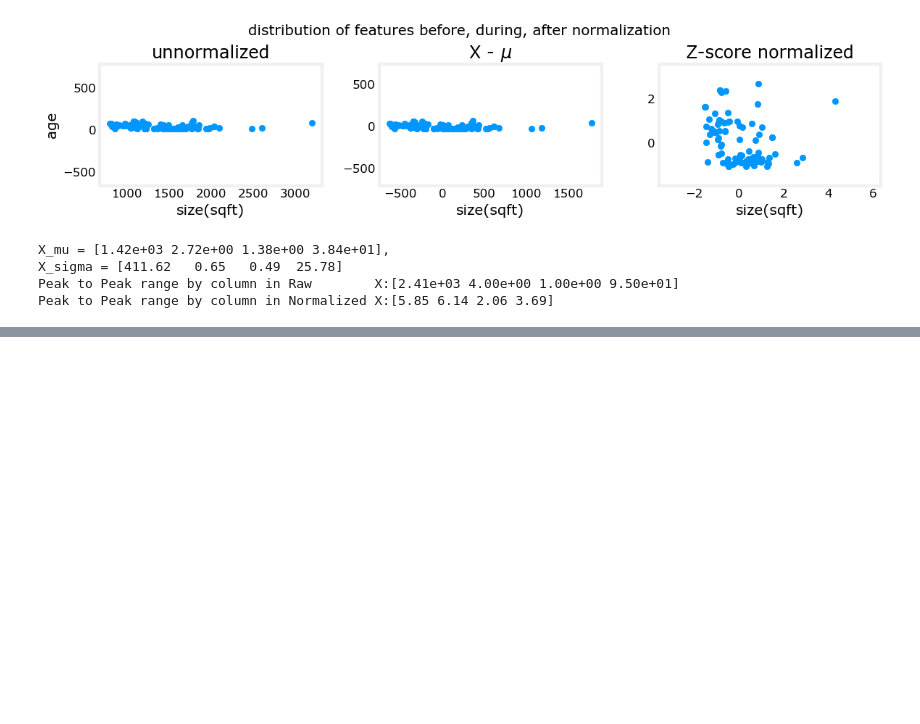
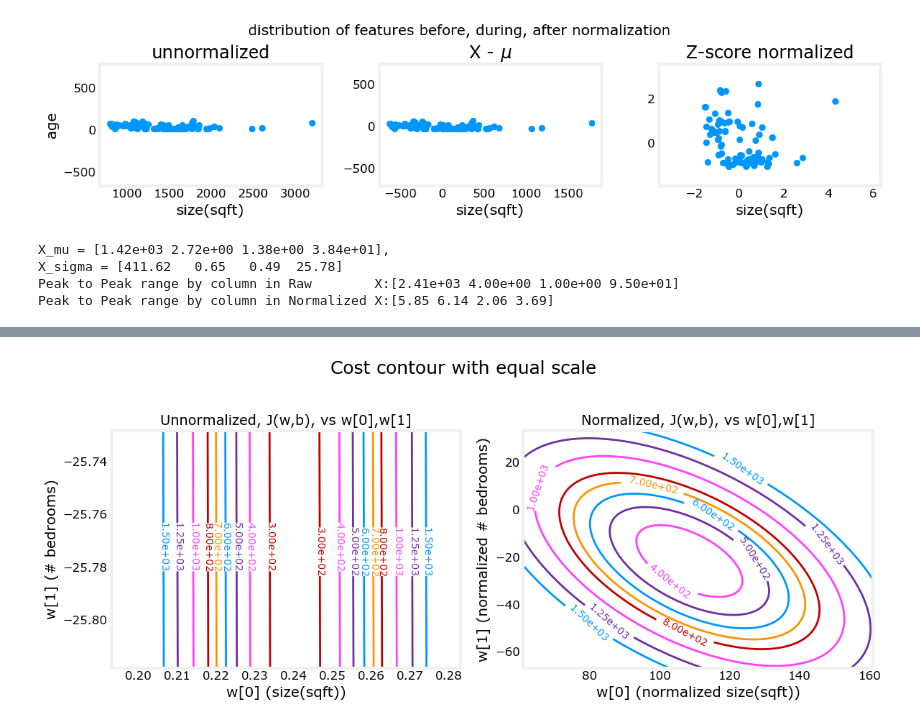
Before and after one commit to emmanuelakinmokun/ml-trailhead, a Jupyter notebook: Phase_2/Week 2/feature_scaling_and_learning_rate.ipynb, the cells around one changed output, grey strips where cells are left out. Cells and saved outputs as stored; diff of their text form; code cells hidden in the pictures; blank space fills up the shorter version.

```diff
--- a/Phase_2/Week 2/feature_scaling_and_learning_rate.ipynb
+++ b/Phase_2/Week 2/feature_scaling_and_learning_rate.ipynb
@@ -146,0 +210,4 @@ Peak to Peak range by column in Normalized X:[5.85 6.14 2.06 3.69]
+# %%
+plt_equal_scale(X_train, X_norm, y_train)
+# %% [output]
+[figure, added]
```
Also changed, not shown: parts of 4 cells of this notebook.
